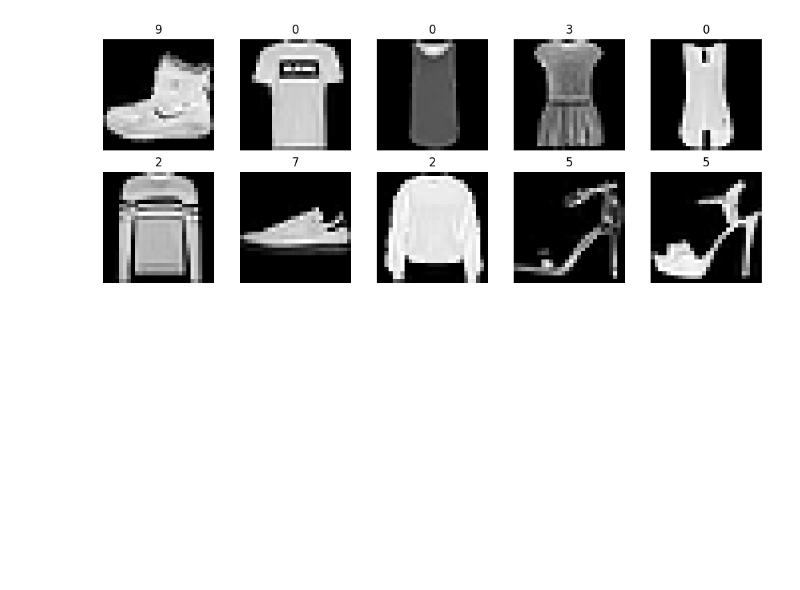
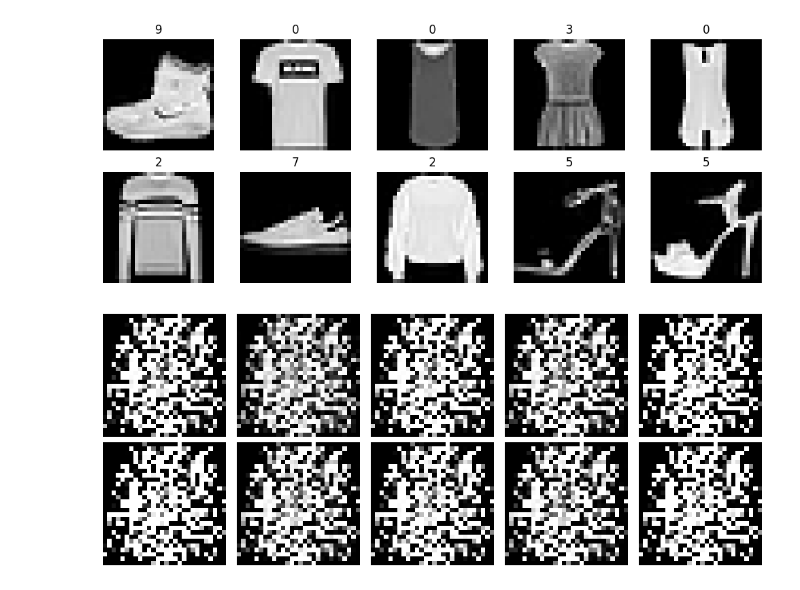
Before and after one commit to ghkddlsgn/handson-mlp, a Jupyter notebook: study/c_18/02_adversarial.ipynb, the cells around one changed output. Cells and saved outputs as stored; diff of their text form; code cells hidden in the pictures; blank space fills up the shorter version.

```diff
--- a/study/c_18/02_adversarial.ipynb
+++ b/study/c_18/02_adversarial.ipynb
@@ -55,0 +89,20 @@ def train_gen(generator:nn.Module, discriminator:nn.Module, train_loader:DataLoa
+# %%
+train_loader = DataLoader(train_dataset, shuffle=True, batch_size=32, pin_memory=True)
+
+train_gen(generator, discriminator, train_loader, codings_dim, 1)
+# %%
+generator.eval()
+n_images = 10
+codings = torch.randn(n_images, codings_dim, device=device)
+with torch.no_grad():
+    generated_images = generator(codings)
+# %%
+fig, axes = plt.subplots(2, 5, figsize=(10, 4))
+for ax, img in zip(axes.flat, generated_images):
+    ax.imshow(img.squeeze().cpu(), cmap="gray")
+    ax.axis("off")
+
+plt.tight_layout()
+plt.show()
+# %% [output]
+[figure, added]
```
Also changed, not shown: parts of 2 cells of this notebook, 3 other files.
